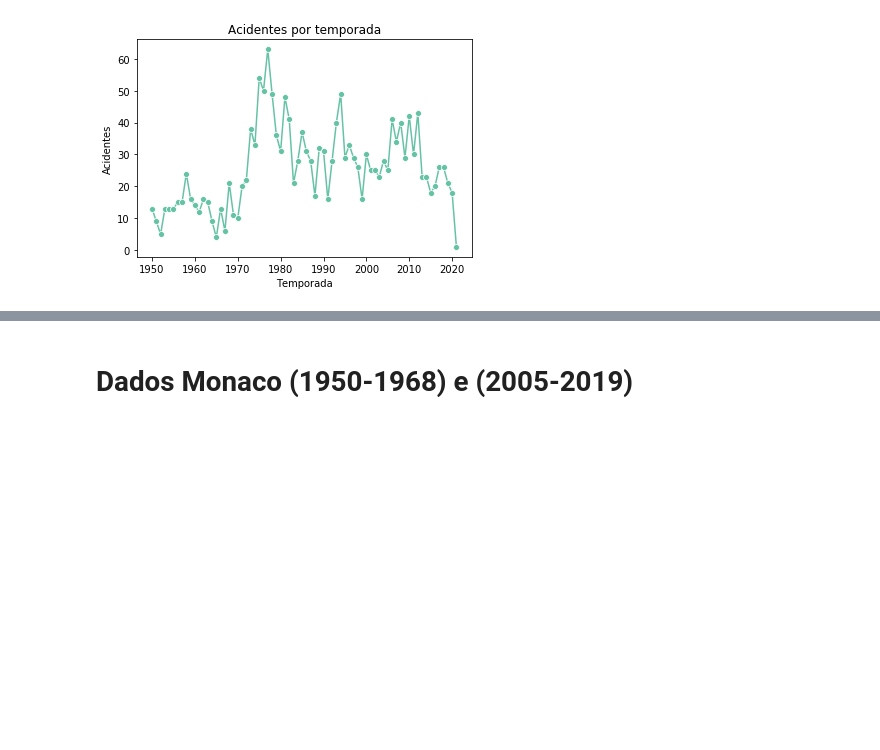
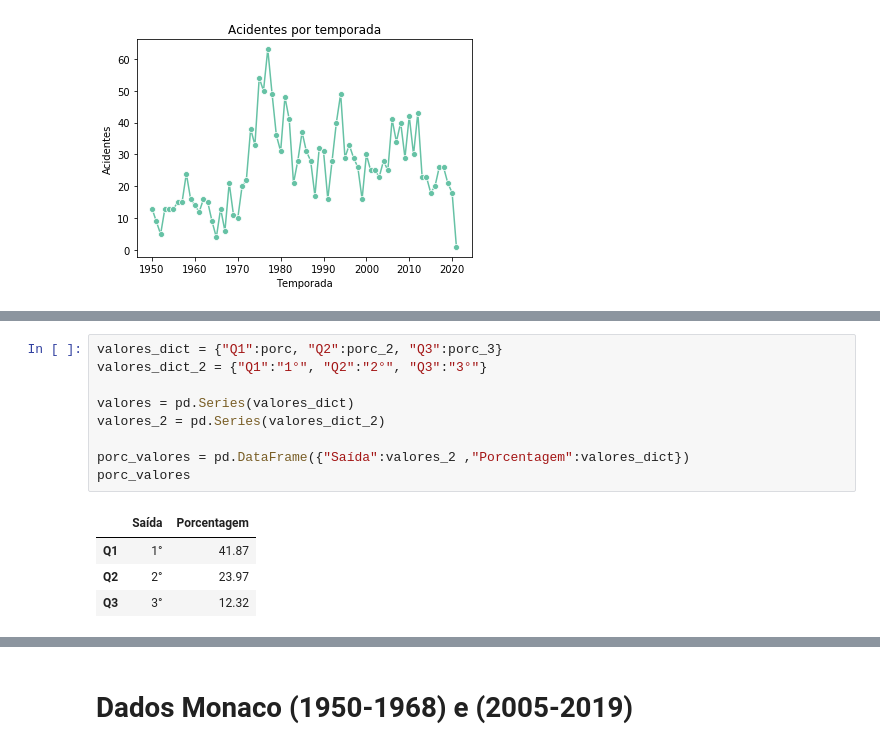
Before and after one commit to Caioviniciusb/Projeto_ICD, a Jupyter notebook: Projeto_ICD.ipynb, the cells around one changed output, grey strips where cells are left out. Saved outputs shown, nothing was run; the diff lists cells and outputs as text; blank space fills up the shorter version.

```diff
--- a/Projeto_ICD.ipynb
+++ b/Projeto_ICD.ipynb
@@ -351,0 +366,14 @@ for i in range(3):
+# %%
+valores_dict = {"Q1":porc, "Q2":porc_2, "Q3":porc_3}
+valores_dict_2 = {"Q1":"1°", "Q2":"2°", "Q3":"3°"}
+
+valores = pd.Series(valores_dict)
+valores_2 = pd.Series(valores_dict_2)
+
+porc_valores = pd.DataFrame({"Saída":valores_2 ,"Porcentagem":valores_dict})
+porc_valores
+# %% [output]
+|  | Saída | Porcentagem |
+| Q1 | 1° | 41.87 |
+| Q2 | 2° | 23.97 |
+| Q3 | 3° | 12.32 |
```
Also changed, not shown: parts of 42 cells of this notebook.
